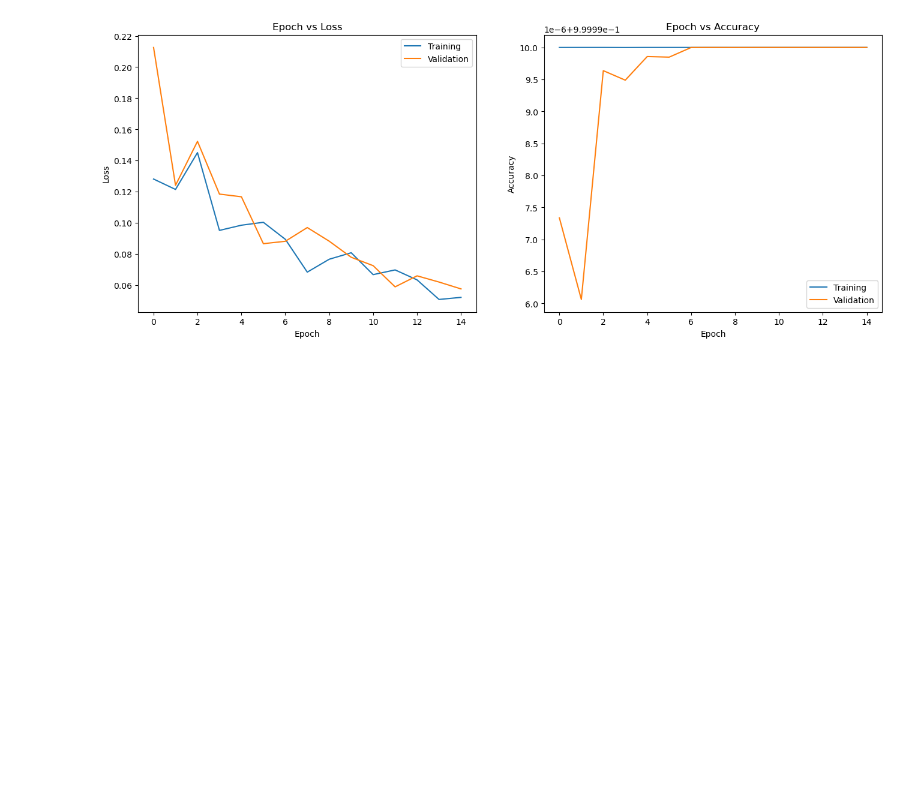
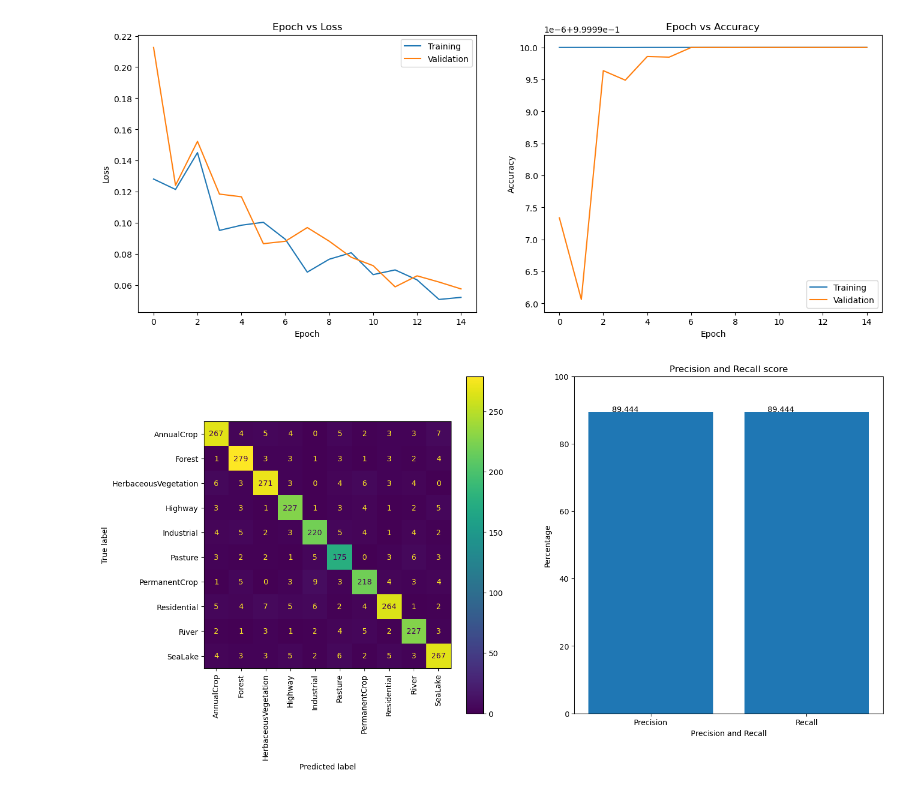
Before and after one commit to thaiVL/land-classification, a Jupyter notebook: src/DataOverview.ipynb, the cells around one changed output. Drawn from its saved outputs; the diff is of its cells as text; code cells hidden in the pictures; blank space fills up the shorter version.

Commit message:
Added Methods report and included Confusion Matrix

```diff
--- a/src/DataOverview.ipynb
+++ b/src/DataOverview.ipynb
@@ -134,3 +137,46 @@ plt.legend(["Training", "Validation"])
 plt.show()
 # %% [output]
 [figure]
+# %%
+def fake_confusion_matrix(true_positive_chance):
+  assert true_positive_chance <= 1 and true_positive_chance > 0
+  y_test = test_df["ClassName"]
+  predicted = []
+  all_labels = Label.all_labels()
+
+  for actual in y_test:
+    chance = rand.uniform(0, 1)
+    if chance <= true_positive_chance:
+      predicted.append(actual)
+    else:
+      predict = rand.choice(all_labels)
+      while predict == actual:
+        predict = rand.choice(all_labels)
+      predicted.append(predict)
+
+  return y_test, pd.Series(predicted)
+
+def plot_recall_precision(ax, precision_score, recall_score):
+  y_bar = [round(precision_score*100, 3), round(recall_score*100, 3)]
+  ax.bar(["Precision", "Recall"], y_bar, width=0.8)
+  ax.set_ylim(0,100)
+  ax.set_title("Precision and Recall score")
+  ax.set_ylabel("Percentage")
+  ax.set_xlabel("Precision and Recall")
+  xlocs, _ = plt.xticks()
+  for i, v in enumerate(y_bar):
+    ax.text(xlocs[i] - 0.25, v + 0.01, str(v))
+# %%
+# Fake Confusion Matrix Vaues
+TRUE_POSITIVE_PERCENTAGE = 0.9
+y_test, predicted_values = fake_confusion_matrix(TRUE_POSITIVE_PERCENTAGE)
+# %%
+matrix = confusion_matrix(y_test, predicted_values)
+p_score = precision_score(y_true=y_test, y_pred=predicted_values, average="micro")
+r_score = recall_score(y_true=y_test, y_pred=predicted_values, average="micro")
+# %%
+fig, axes = plt.subplots(1, 2, figsize=(16,8))
+ConfusionMatrixDisplay.from_predictions(y_test, predicted_values, labels=Label.all_labels(), xticks_rotation="vertical", ax=axes[0])
+plot_recall_precision(axes[1], p_score, r_score)
+# %% [output]
+[figure, added]
```
Also changed, not shown: parts of 2 cells of this notebook, 3 other files.
